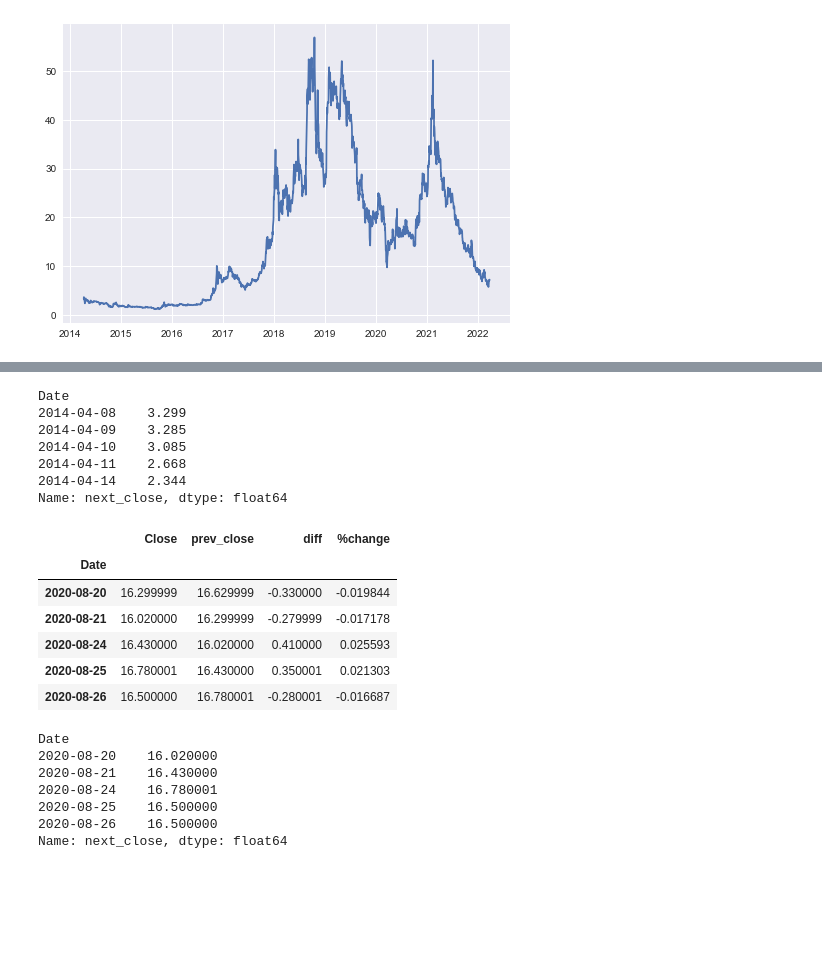
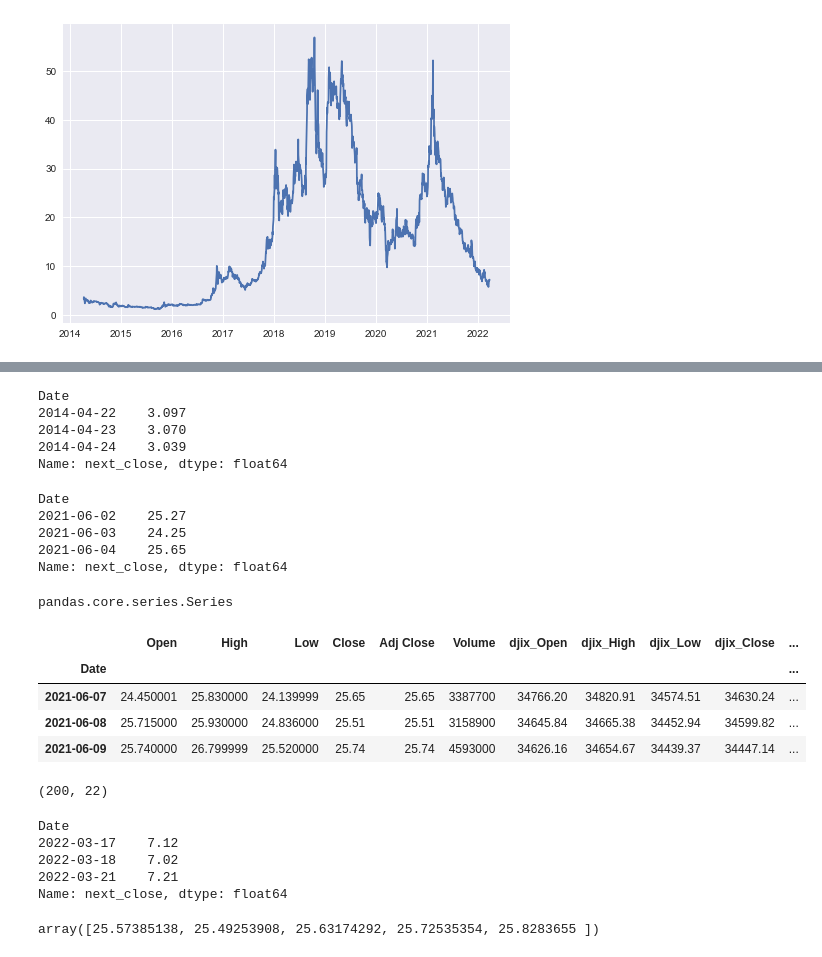
Before and after one commit to mkipper/Capstone3-Stock_Price_Prediction, a Jupyter notebook: notebooks/Capstone3-Stock_Price_Prediction-1.ipynb, the cells around one changed output, grey strips where cells are left out. Cells and saved outputs as stored; diff of their text form; code cells hidden in the pictures; blank space fills up the shorter version.

```diff
--- a/notebooks/Capstone3-Stock_Price_Prediction-1.ipynb
+++ b/notebooks/Capstone3-Stock_Price_Prediction-1.ipynb
@@ -143,0 +213,3 @@ df.tail()
+# %%
+df_cgc['quarter'] = (df_cgc['month']-1)//3 + 1
+df_cgc.head(1)
@@ -144,4 +220,4 @@ df.tail()
 # %%
-df = df.dropna()
-df.head()
+df_cgc = df_cgc.dropna()
+df_cgc.head(3)
 # %% [output]
@@ -154,0 +229,3 @@ df.head()
+# %%
+n = int(len(df_cgc) * 0.9)
+n
@@ -155,7 +234,6 @@ df.head()
 # %%
-n = int(len(cgc) * 0.8)
-train = df[:n]
-test = df[n:]
+train = df_cgc[:n]
+test = df_cgc[n:]
 # %%
 print(len(train))
 print(len(test))
@@ -180,34 +261,44 @@ X_train.shape
 # %%
 y_train = train['next_close']
-y_train.head()
+y_train.head(3)
 # %% [output]
 Date
-2014-04-08    3.299
-2014-04-09    3.285
-2014-04-10    3.085
-2014-04-11    2.668
-2014-04-14    2.344
+2014-04-22    3.097
+2014-04-23    3.070
+2014-04-24    3.039
 Name: next_close, dtype: float64
+# %%
+y_train.tail(3)
+# %% [output]
+Date
+2021-06-02    25.27
+2021-06-03    24.25
+2021-06-04    25.65
+Name: next_close, dtype: float64
+# %%
+type(y_train)
+# %% [output]
+pandas.core.series.Series
 # %%
 X_test = test.drop('next_close', axis=1)
 y_test = test['next_close']
 # %%
-X_test.head()
+X_test.head(3)
 # %% [output]
-|  | Close | prev_close | diff | %change |
-| Date |  |  |  |  |
-| 2020-08-20 | 16.299999 | 16.629999 | -0.330000 | -0.019844 |
-| 2020-08-21 | 16.020000 | 16.299999 | -0.279999 | -0.017178 |
-| 2020-08-24 | 16.430000 | 16.020000 | 0.410000 | 0.025593 |
-| 2020-08-25 | 16.780001 | 16.430000 | 0.350001 | 0.021303 |
-| 2020-08-26 | 16.500000 | 16.780001 | -0.280001 | -0.016687 |
+|  | Open | High | Low | Close | Adj Close | Volume | djix_Open | djix_High | djix_Low | djix_Close | ... |
+| Date |  |  |  |  |  |  |  |  |  |  | ... |
+| 2021-06-07 | 24.450001 | 25.830000 | 24.139999 | 25.65 | 25.65 | 3387700 | 34766.20 | 34820.91 | 34574.51 | 34630.24 | ... |
+| 2021-06-08 | 25.715000 | 25.930000 | 24.836000 | 25.51 | 25.51 | 3158900 | 34645.84 | 34665.38 | 34452.94 | 34599.82 | ... |
+| 2021-06-09 | 25.740000 | 26.799999 | 25.520000 | 25.74 | 25.74 | 4593000 | 34626.16 | 34654.67 | 34439.37 | 34447.14 | ... |
+# %%
+X_test.shape
+# %% [output]
+(200, 22)
 # %%
-y_test.head()
+y_test.tail(3)
 # %% [output]
 Date
-2020-08-20    16.020000
-2020-08-21    16.430000
-2020-08-24    16.780001
-2020-08-25    16.500000
-2020-08-26    16.500000
+2022-03-17    7.12
+2022-03-18    7.02
+2022-03-21    7.21
 Name: next_close, dtype: float64
@@ -213,0 +312,4 @@ Name: next_close, dtype: float64
+# %%
+y_pred[:5]
+# %% [output]
+array([25.57385138, 25.49253908, 25.63174292, 25.72535354, 25.8283655 ])
```
Also changed, not shown: parts of 55 cells of this notebook, 2 other files.
